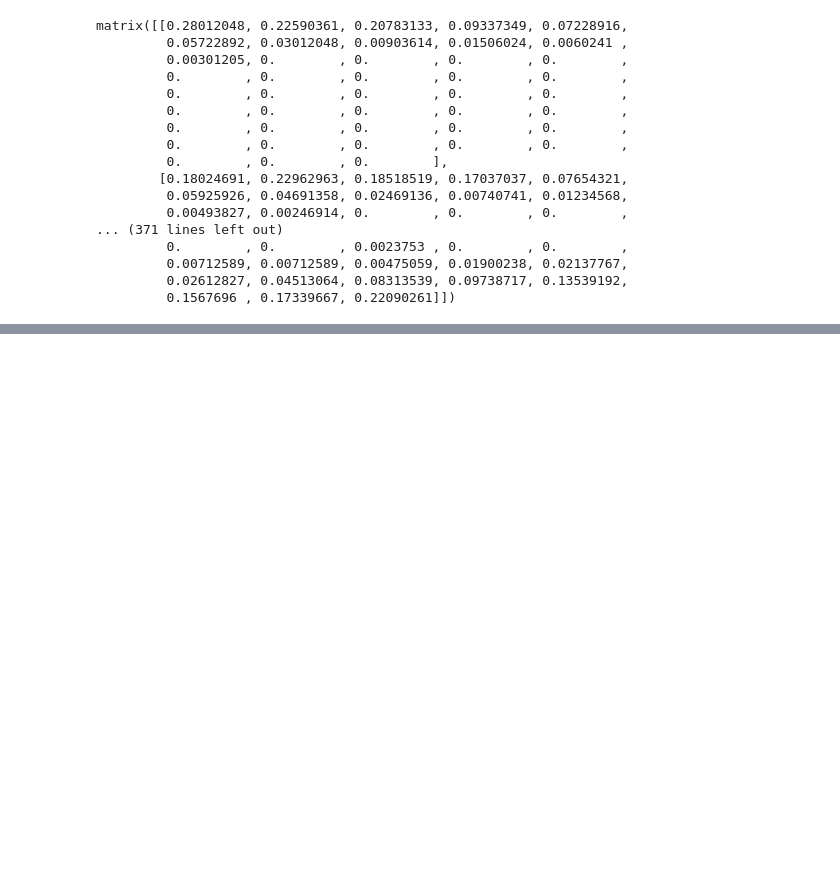
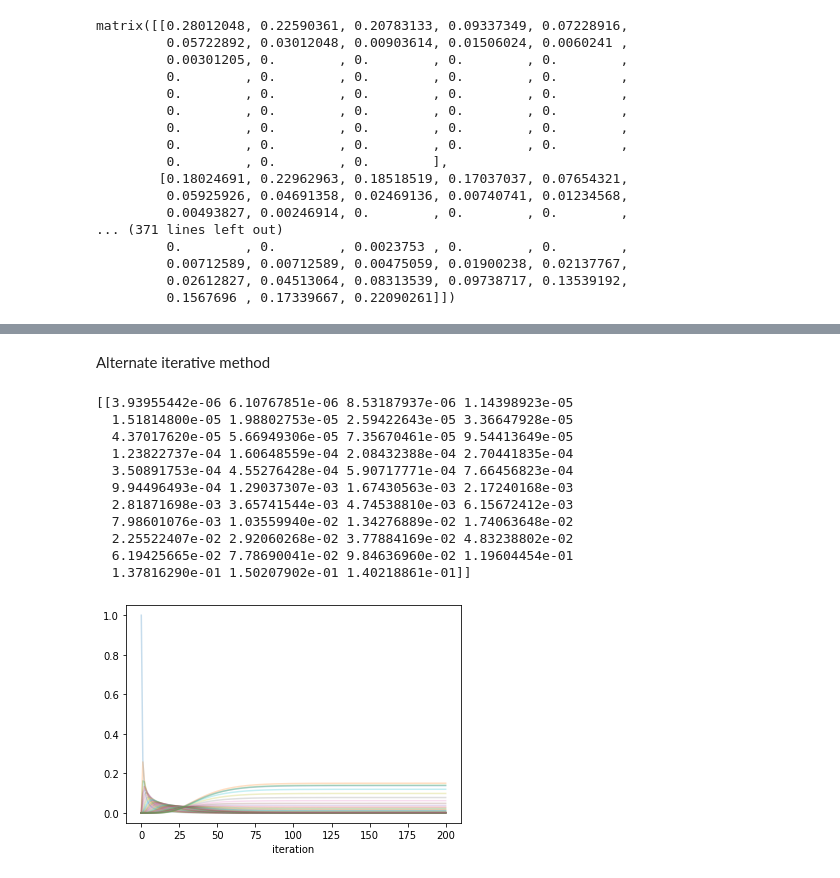
Before and after one commit to gracelang15/City-Bike-Data-Project, a Jupyter notebook: main-project.ipynb, the cells around one changed output, grey strips where cells are left out. Saved outputs shown, nothing was run; the diff lists cells and outputs as text; code cells hidden in the pictures; blank space fills up the shorter version.

```diff
--- a/main-project.ipynb
+++ b/main-project.ipynb
@@ -425,0 +460,37 @@ WCham_data = data_clean[(data_clean["start_station_name"]=='West St & Chambers S
+# %% [markdown]
+Alternate iterative method
+# %%
+def find_stationary(P):
+    from random import seed
+    from random import random
+    rowlen = P.shape[1]
+    state=np.array([np.zeros(rowlen)])
+    state[0][0] = 1
+    stateHist=state
+    dfStateHist=pd.DataFrame(state)
+    distr_hist = [np.zeros(rowlen)]
+    for x in range(200):
+        state=np.dot(state,P)
+        stateHist=np.append(stateHist,state,axis=0)
+        dfDistrHist = pd.DataFrame(stateHist)
+
+    dfDistrHist.plot(alpha=0.25)
+    print(state)
+    plt.legend('',frameon=False)
+    plt.xlabel("iteration")
+    plt.show()
+
+find_stationary(W21_p_morn)
+# %% [output]
+[[3.93955442e-06 6.10767851e-06 8.53187937e-06 1.14398923e-05
+  1.51814800e-05 1.98802753e-05 2.59422643e-05 3.36647928e-05
+  4.37017620e-05 5.66949306e-05 7.35670461e-05 9.54413649e-05
+  1.23822737e-04 1.60648559e-04 2.08432388e-04 2.70441835e-04
+  3.50891753e-04 4.55276428e-04 5.90717771e-04 7.66456823e-04
+  9.94496493e-04 1.29037307e-03 1.67430563e-03 2.17240168e-03
+  2.81871698e-03 3.65741544e-03 4.74538810e-03 6.15672412e-03
+  7.98601076e-03 1.03559940e-02 1.34276889e-02 1.74063648e-02
+  2.25522407e-02 2.92060268e-02 3.77884169e-02 4.83238802e-02
+  6.19425665e-02 7.78690041e-02 9.84636960e-02 1.19604454e-01
+  1.37816290e-01 1.50207902e-01 1.40218861e-01]]
+[figure, added]
```
Also changed, not shown: parts of 7 cells of this notebook, 2 other files.
